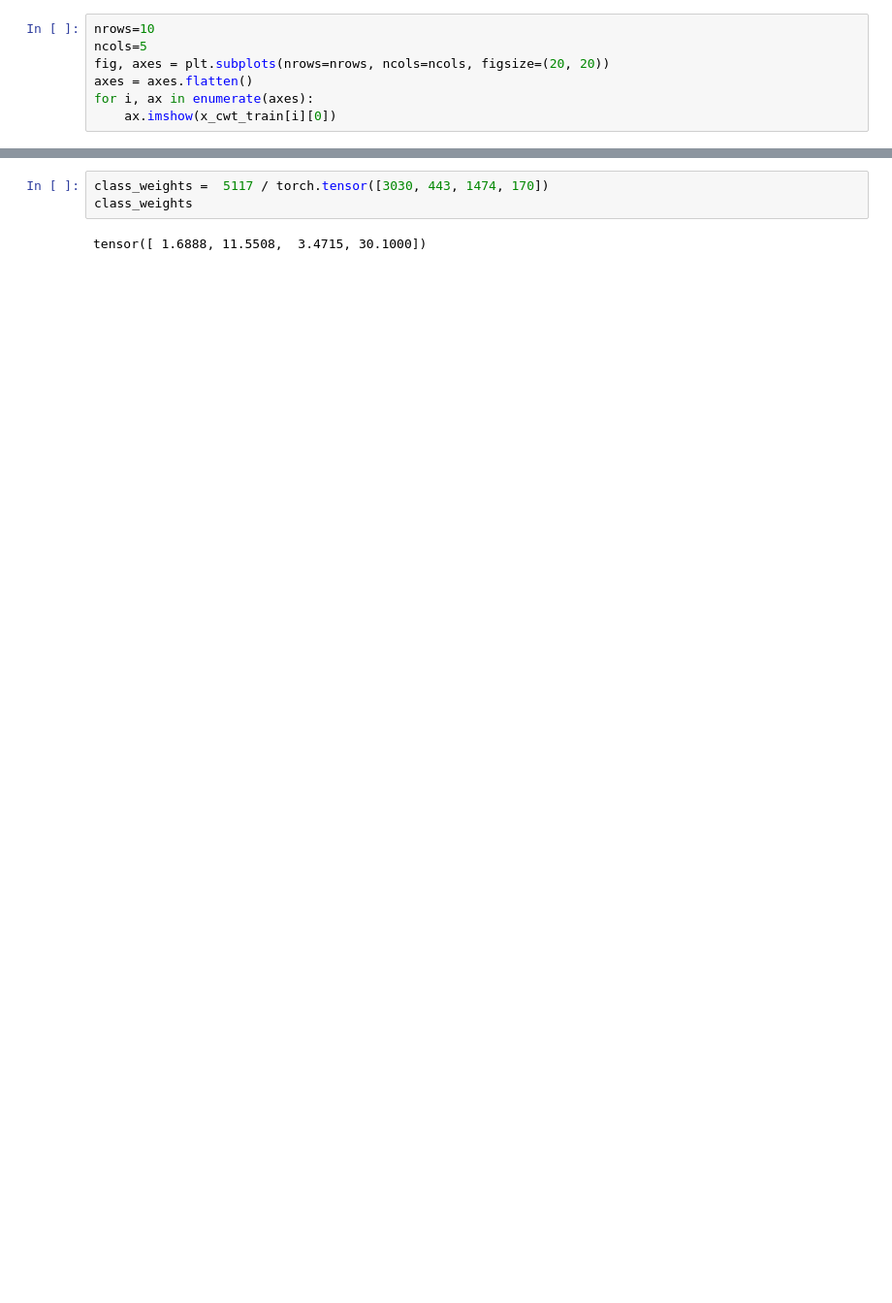
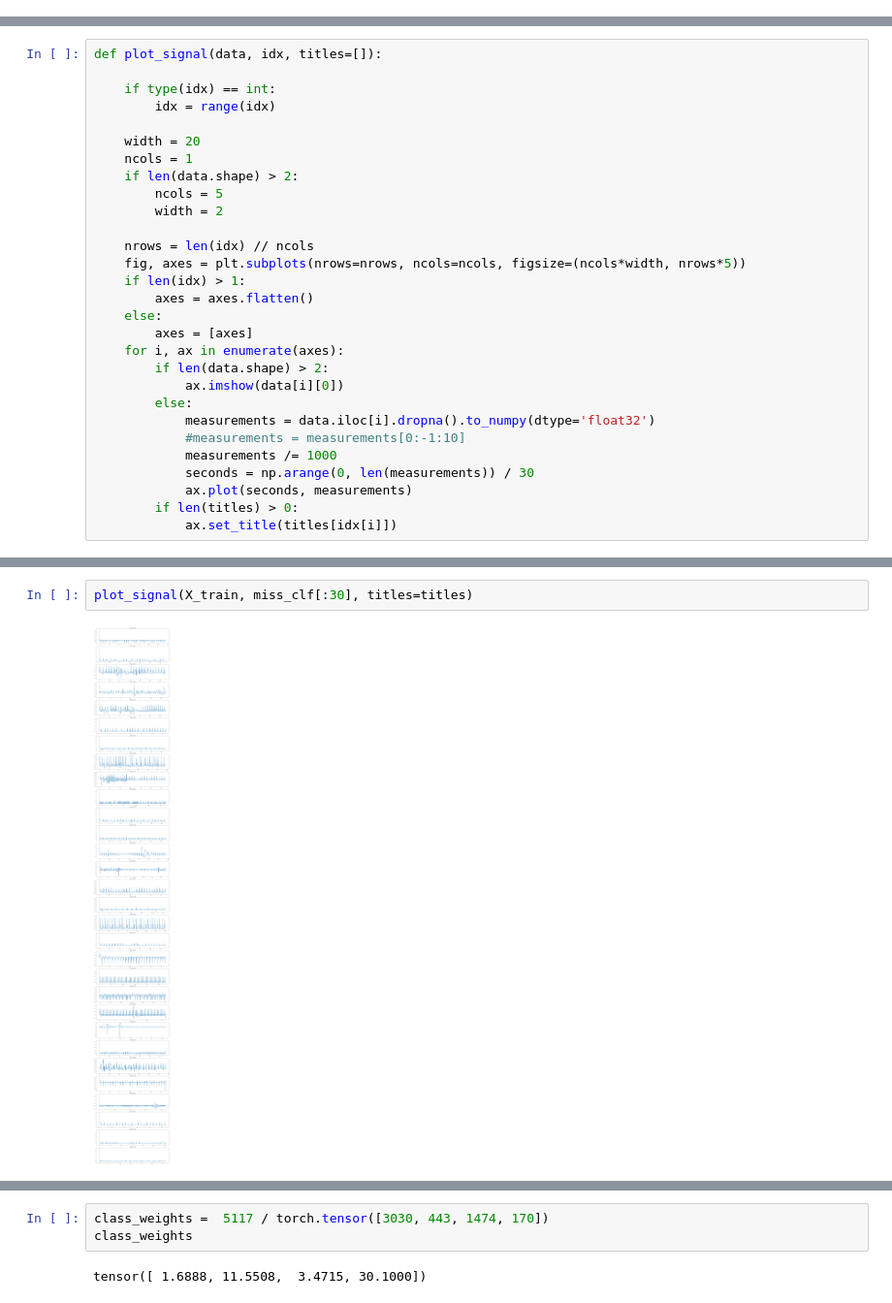
Before and after one commit to jaymoneyjay/aml-project, a Jupyter notebook: task2/ctw_cnn_jodok.ipynb, the cells around one changed output, grey strips where cells are left out. Shown at 97% size. Saved outputs shown, nothing was run; the diff lists cells and outputs as text; blank space fills up the shorter version.

```diff
--- a/task2/ctw_cnn_jodok.ipynb
+++ b/task2/ctw_cnn_jodok.ipynb
@@ -140,7 +138,0 @@ Wall time: 14min 26s
-# %%
-nrows=10
-ncols=5
-fig, axes = plt.subplots(nrows=nrows, ncols=ncols, figsize=(20, 20))
-axes = axes.flatten()
-for i, ax in enumerate(axes):
-    ax.imshow(x_cwt_train[i][0])
@@ -148,0 +179,29 @@ for i, ax in enumerate(axes):
+# %%
+def plot_signal(data, idx, titles=[]):
+
+    if type(idx) == int:
+        idx = range(idx)
+
+    width = 20
+    ncols = 1
+    if len(data.shape) > 2:
+        ncols = 5
+        width = 2
+
+    nrows = len(idx) // ncols
+    fig, axes = plt.subplots(nrows=nrows, ncols=ncols, figsize=(ncols*width, nrows*5))
+    if len(idx) > 1:
+        axes = axes.flatten()
+    else:
+        axes = [axes]
+    for i, ax in enumerate(axes):
+        if len(data.shape) > 2:
+            ax.imshow(data[i][0])
+        else:
+            measurements = data.iloc[i].dropna().to_numpy(dtype='float32')
+            #measurements = measurements[0:-1:10]
+            measurements /= 1000
+            seconds = np.arange(0, len(measurements)) / 30
+            ax.plot(seconds, measurements)
+        if len(titles) > 0:
+            ax.set_title(titles[idx[i]])
@@ -148,0 +212,4 @@ for i, ax in enumerate(axes):
+# %%
+plot_signal(X_train, miss_clf[:30], titles=titles)
+# %% [output]
+[figure, added]
```
Also changed, not shown: parts of 50 cells of this notebook, 1 other file.
